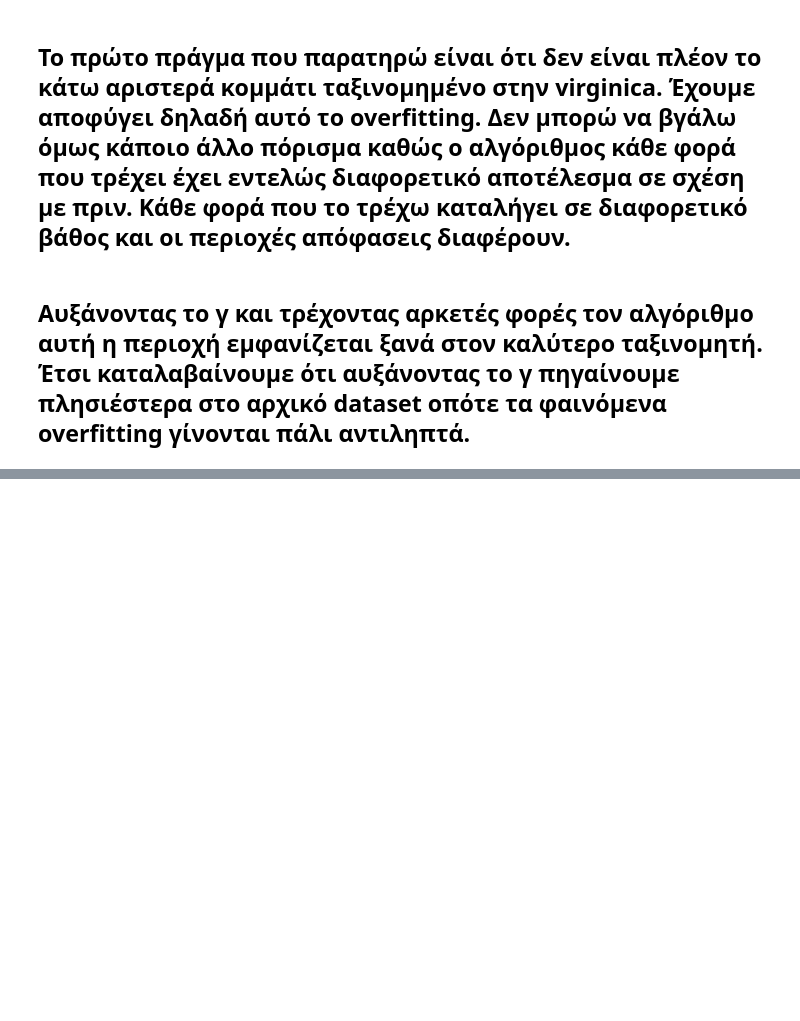
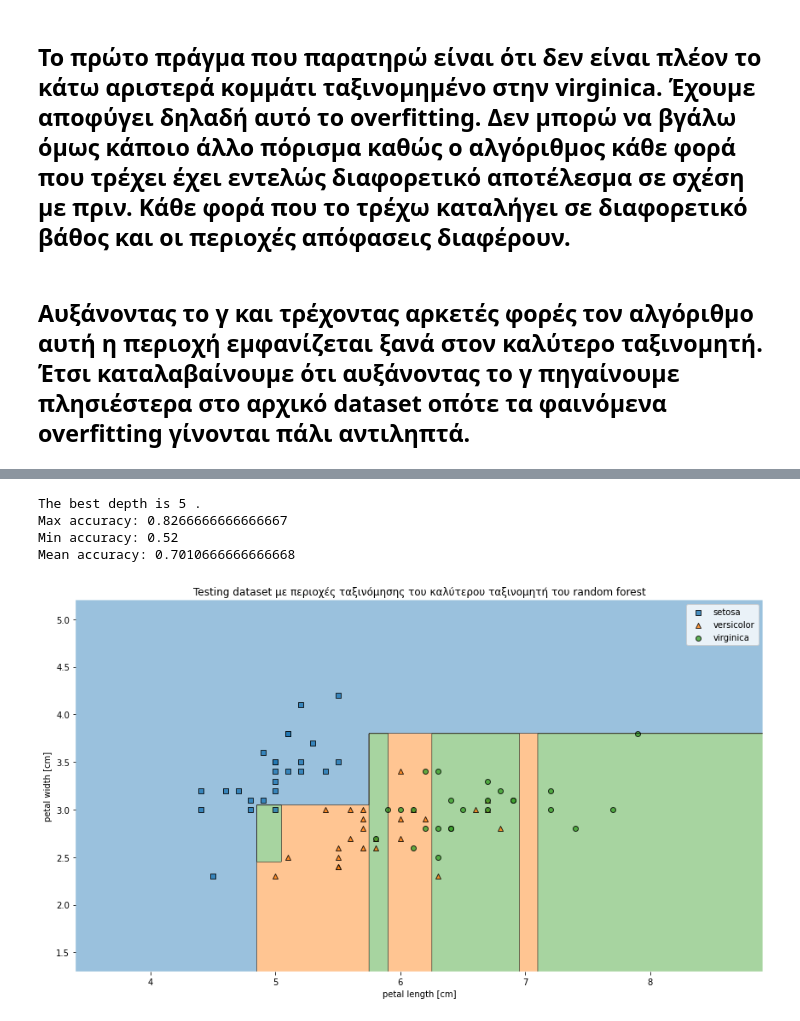
Before and after one commit to kotsos2000/kotsos2000, a Jupyter notebook: Mavrogiannakis_9789_Assignment3.ipynb, the cells around one changed output, grey strips where cells are left out. Drawn from its saved outputs; the diff is of its cells as text; code cells hidden in the pictures; blank space fills up the shorter version.

```diff
--- a/Mavrogiannakis_9789_Assignment3.ipynb
+++ b/Mavrogiannakis_9789_Assignment3.ipynb
@@ -281,0 +284,43 @@ Accuracy: 0.8266666666666667
+# %%
+max=0
+gamma=0.9
+accuracy_array=np.zeros((8,100))
+
+for depth in range(3,11):
+    for i in range (0,100):
+        XY_train=np.column_stack((X_train,Y_train))
+        XY_resample= resample(XY_train,n_samples=int(XY_train.shape[0]*gamma) )
+        Y_train_new=XY_resample[:,2]
+        X_train_new=XY_resample[:,:2]
+        clf = DecisionTreeClassifier(random_state=0,max_depth=depth)
+        clf = clf.fit(X_train_new,Y_train_new)
+        if (i==0 and depth==3):
+            best_clf=clf
+        Y_pred = clf.predict(X_test)
+        acc=metrics.accuracy_score(Y_test, Y_pred)
+        accuracy_array[depth-3,i]=acc
+        if (acc>max):
+            max=acc
+            best_clf=clf
+            best_depth=depth
+print('The best depth is' , best_depth,
+    '.\nMax accuracy:', accuracy_array[best_depth-3,:].max(),
+    '\nMin accuracy:',accuracy_array[best_depth-3,:].min(),'\nMean accuracy:', accuracy_array[best_depth-3,:].mean())
+
+Y_pred = best_clf.predict(X_test)
+fig, ax = plt.subplots(figsize=(12, 7))
+plot_decision_regions(X_test,Y_test, best_clf)
+plt.xlabel('petal length [cm]')
+plt.ylabel('petal width [cm]')
+plt.legend(loc='best')
+plt.title('Testing dataset με περιοχές ταξινόμησης του καλύτερου ταξινομητή του random forest')
+handles, labels = ax.get_legend_handles_labels()
+ax.legend(handles, ['setosa', 'versicolor', 'virginica'], scatterpoints=1)
+plt.tight_layout()
+plt.show()
+# %% [output]
+The best depth is 5 .
+Max accuracy: 0.8266666666666667
+Min accuracy: 0.52
+Mean accuracy: 0.7010666666666668
+[figure, added]
```
Also changed, not shown: parts of 1 cell of this notebook.
